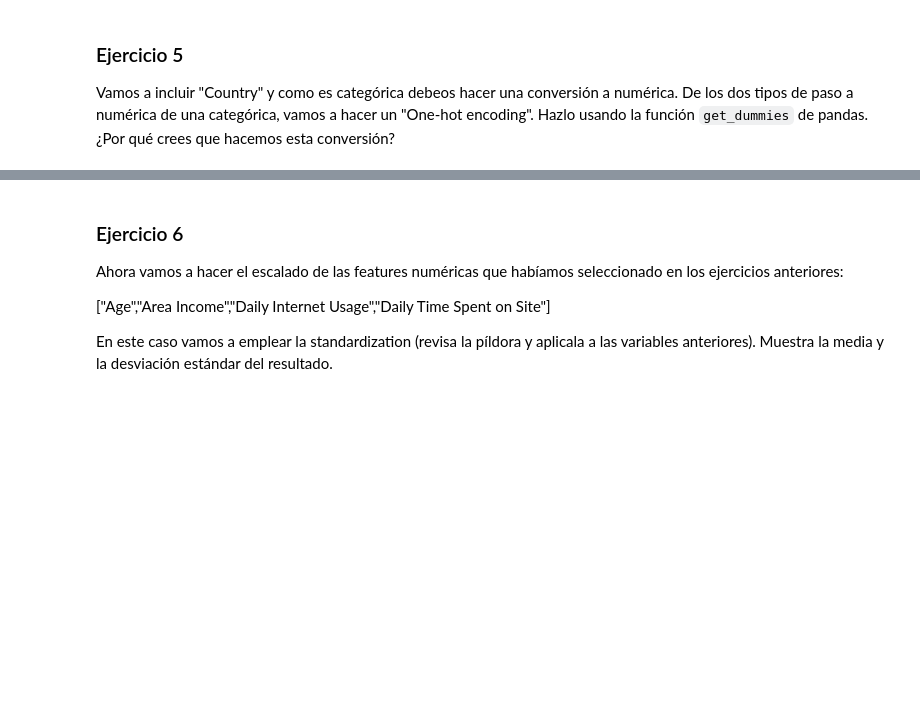
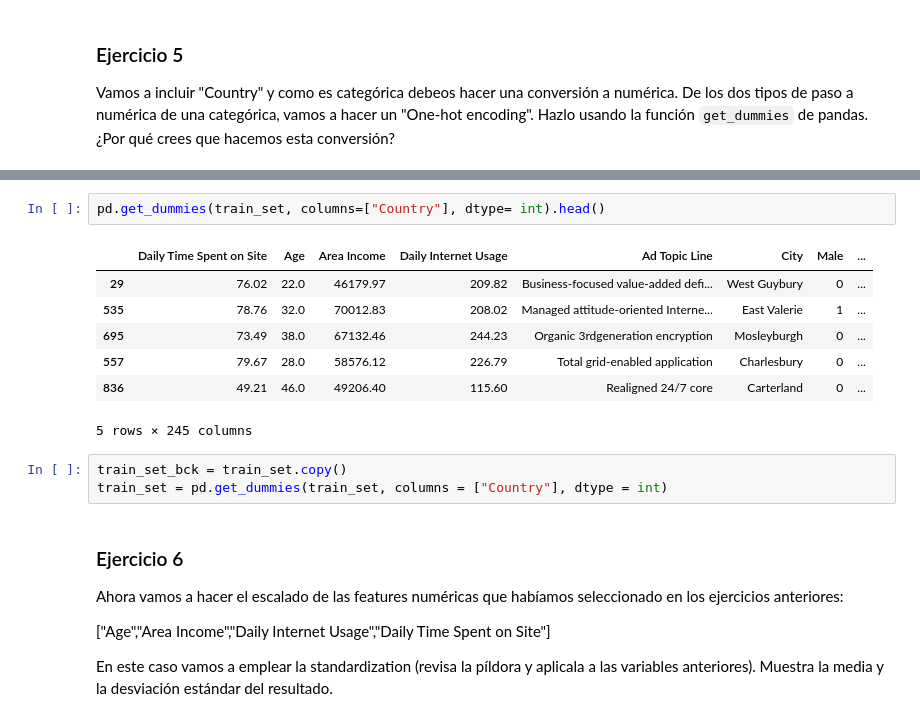
Before and after one commit to Whitee-12/DS-online-blanca, a Jupyter notebook: 04_Machine_Learning/Sprint_09/Unidad_02_ML_Introduccion/02_Ejercicios_Workout/14_Ejercicios_Features.ipynb, the cells around one changed output, grey strips where cells are left out. Saved outputs shown, nothing was run; the diff lists cells and outputs as text; blank space fills up the shorter version.

```diff
--- a/04_Machine_Learning/Sprint_09/Unidad_02_ML_Introduccion/02_Ejercicios_Workout/14_Ejercicios_Features.ipynb
+++ b/04_Machine_Learning/Sprint_09/Unidad_02_ML_Introduccion/02_Ejercicios_Workout/14_Ejercicios_Features.ipynb
@@ -106,3 +179,16 @@ Vamos a incluir "Country" y como es categórica debeos hacer una conversión a n
+# %%
+pd.get_dummies(train_set, columns=["Country"], dtype= int).head()
+# %% [output]
+|  | Daily Time Spent on Site | Age | Area Income | Daily Internet Usage | Ad Topic Line | City | Male | ... |
+| 29 | 76.02 | 22.0 | 46179.97 | 209.82 | Business-focused value-added defi... | West Guybury | 0 | ... |
+| 535 | 78.76 | 32.0 | 70012.83 | 208.02 | Managed attitude-oriented Interne... | East Valerie | 1 | ... |
+| 695 | 73.49 | 38.0 | 67132.46 | 244.23 | Organic 3rdgeneration encryption | Mosleyburgh | 0 | ... |
+| 557 | 79.67 | 28.0 | 58576.12 | 226.79 | Total grid-enabled application | Charlesbury | 0 | ... |
+| 836 | 49.21 | 46.0 | 49206.40 | 115.60 | Realigned 24/7 core | Carterland | 0 | ... |
+5 rows × 245 columns
+# %%
+train_set_bck = train_set.copy()
+train_set = pd.get_dummies(train_set, columns = ["Country"], dtype = int)
 # %% [markdown]
 ### Ejercicio 6
 
```
Also changed, not shown: parts of 6 cells of this notebook.
